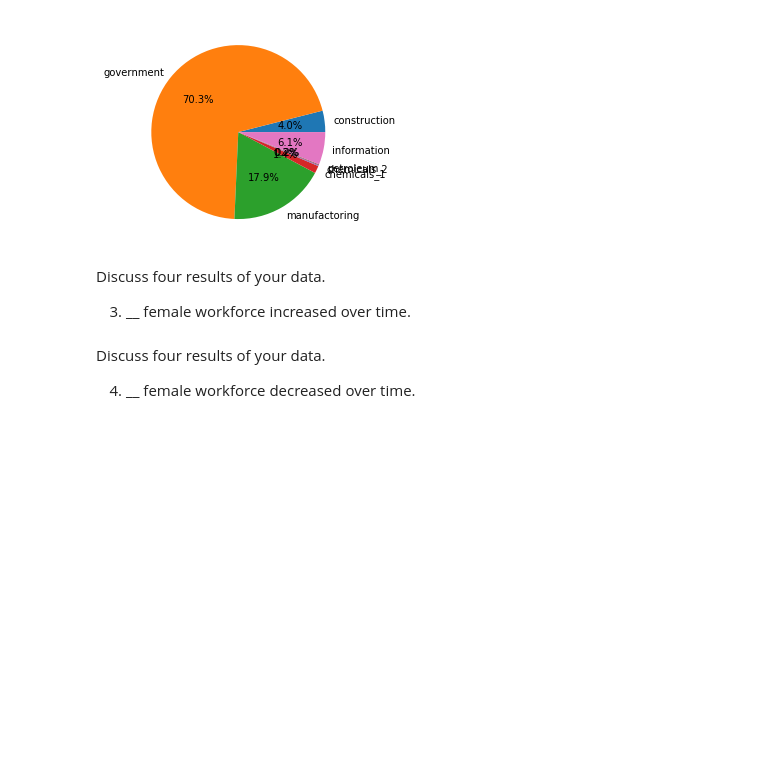
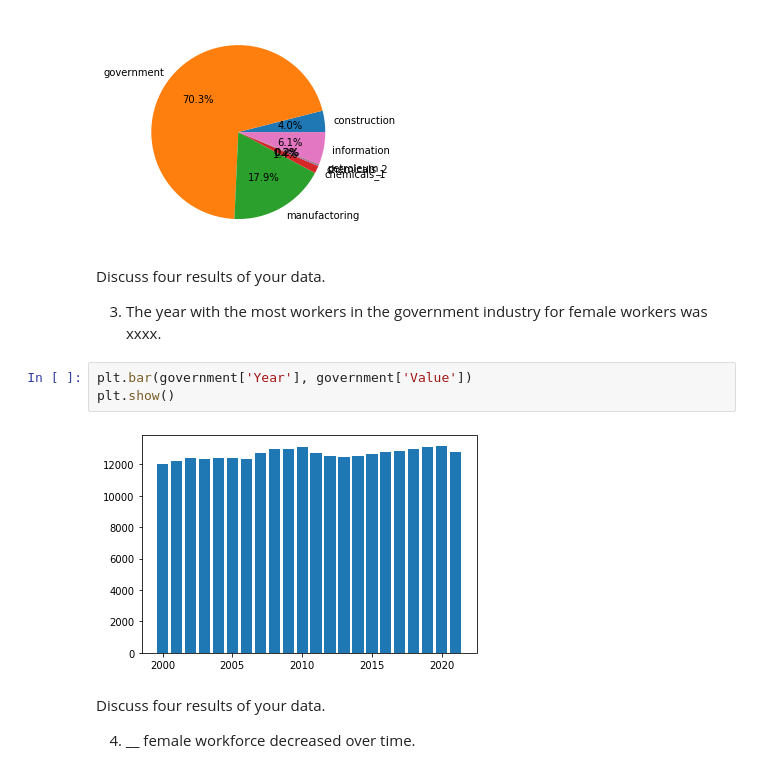
Before and after one commit to ramsey-king/DSC-630-Predictive-Analytics, a Jupyter notebook: KingRamseyWeek1.ipynb, the cells around one changed output. Saved outputs shown, nothing was run; the diff lists cells and outputs as text; blank space fills up the shorter version.

```diff
--- a/KingRamseyWeek1.ipynb
+++ b/KingRamseyWeek1.ipynb
@@ -199,7 +199,12 @@ plt.show()
 # %% [markdown]
 Discuss four results of your data.
 
-3. __ female workforce increased over time.
+3. The year with the most workers in the government industry for female workers was xxxx.
+# %%
+plt.bar(government['Year'], government['Value'])
+plt.show()
+# %% [output]
+[figure, added]
 # %% [markdown]
 Discuss four results of your data.
 
```
